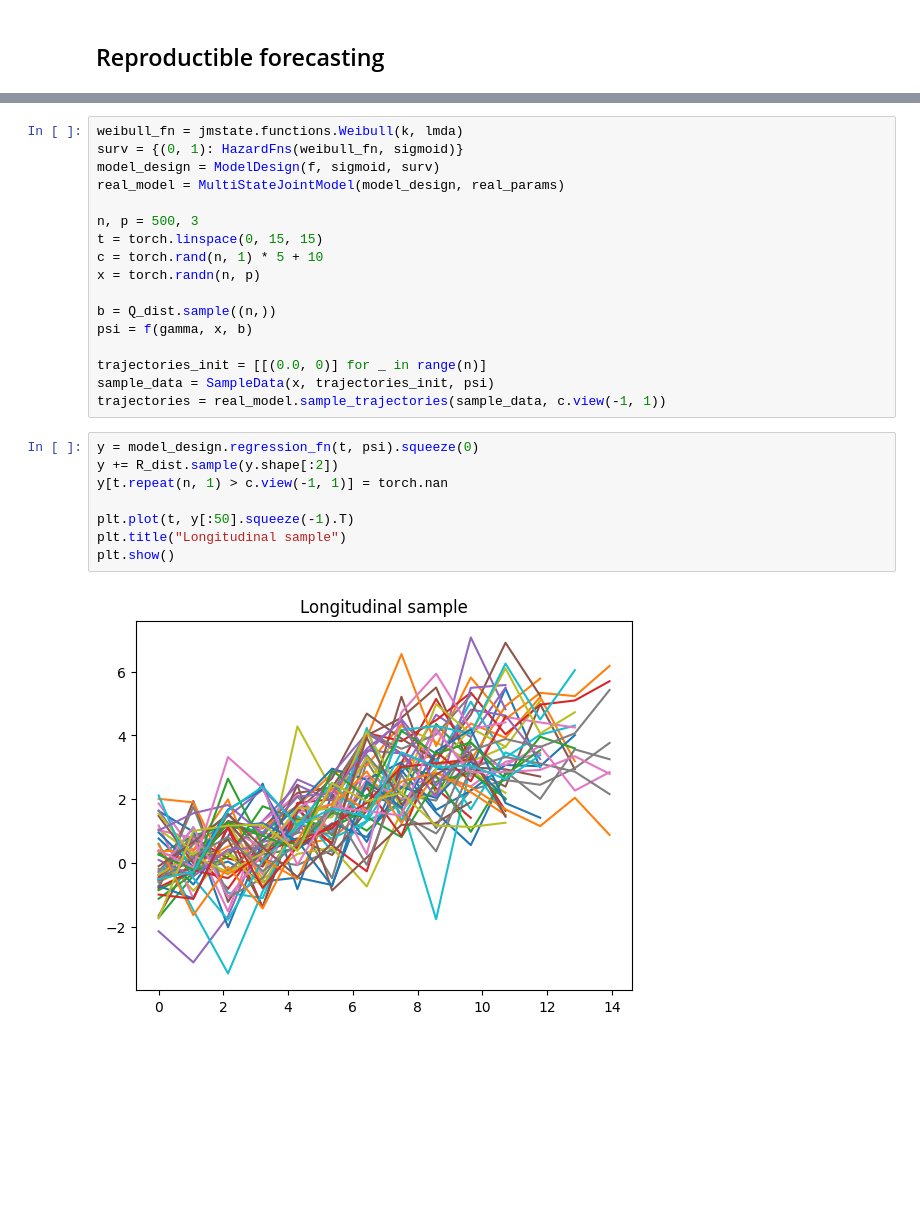
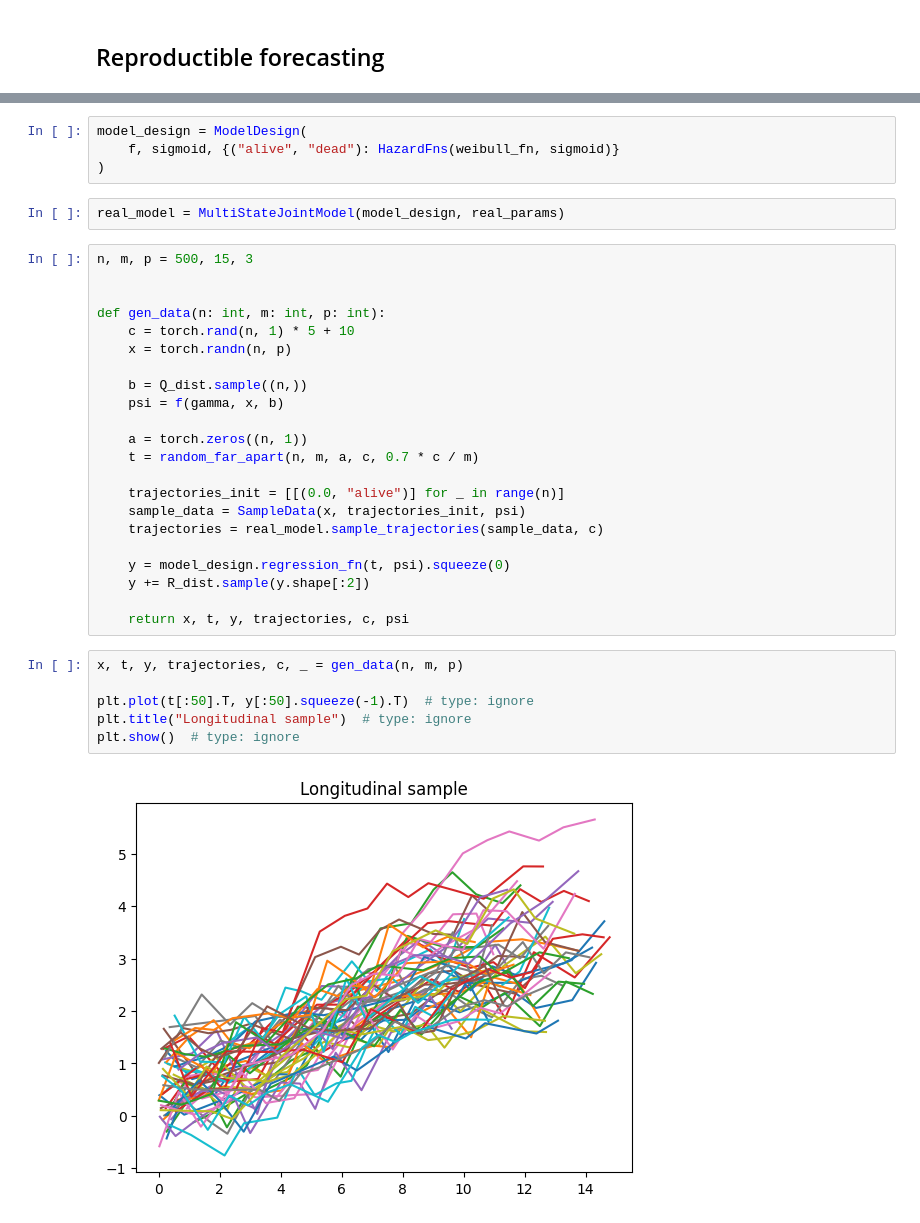
Before and after one commit to felixlaplante/jmstate, a Jupyter notebook: forecast-test.ipynb, the cells around one changed output, grey strips where cells are left out. Saved outputs shown, nothing was run; the diff lists cells and outputs as text; blank space fills up the shorter version.

```diff
--- a/forecast-test.ipynb
+++ b/forecast-test.ipynb
@@ -42,30 +72,39 @@ real_params = ModelParams(
+# %%
+model_design = ModelDesign(
+    f, sigmoid, {("alive", "dead"): HazardFns(weibull_fn, sigmoid)}
+)
+# %%
+real_model = MultiStateJointModel(model_design, real_params)
 # %%
-weibull_fn = jmstate.functions.Weibull(k, lmda)
-surv = {(0, 1): HazardFns(weibull_fn, sigmoid)}
-model_design = ModelDesign(f, sigmoid, surv)
-real_model = MultiStateJointModel(model_design, real_params)
+n, m, p = 500, 15, 3
 
-n, p = 500, 3
-t = torch.linspace(0, 15, 15)
-c = torch.rand(n, 1) * 5 + 10
-x = torch.randn(n, p)
 
-b = Q_dist.sample((n,))
-psi = f(gamma, x, b)
+def gen_data(n: int, m: int, p: int):
+    c = torch.rand(n, 1) * 5 + 10
+    x = torch.randn(n, p)
 
-trajectories_init = [[(0.0, 0)] for _ in range(n)]
-sample_data = SampleData(x, trajectories_init, psi)
-trajectories = real_model.sample_trajectories(sample_data, c.view(-1, 1))
+    b = Q_dist.sample((n,))
+    psi = f(gamma, x, b)
+
+    a = torch.zeros((n, 1))
+    t = random_far_apart(n, m, a, c, 0.7 * c / m)
+
+    trajectories_init = [[(0.0, "alive")] for _ in range(n)]
+    sample_data = SampleData(x, trajectories_init, psi)
+    trajectories = real_model.sample_trajectories(sample_data, c)
+
+    y = model_design.regression_fn(t, psi).squeeze(0)
+    y += R_dist.sample(y.shape[:2])
+
+    return x, t, y, trajectories, c, psi
 # %%
-y = model_design.regression_fn(t, psi).squeeze(0)
-y += R_dist.sample(y.shape[:2])
-y[t.repeat(n, 1) > c.view(-1, 1)] = torch.nan
+x, t, y, trajectories, c, _ = gen_data(n, m, p)
 
-plt.plot(t, y[:50].squeeze(-1).T)
-plt.title("Longitudinal sample")
-plt.show()
+plt.plot(t[:50].T, y[:50].squeeze(-1).T)  # type: ignore
+plt.title("Longitudinal sample")  # type: ignore
+plt.show()  # type: ignore
 # %% [output]
-[figure, old version]
+[figure, new version]
 # %%
 init_params = ModelParams(
     torch.zeros_like(gamma),
```
Also changed, not shown: parts of 9 cells of this notebook.
